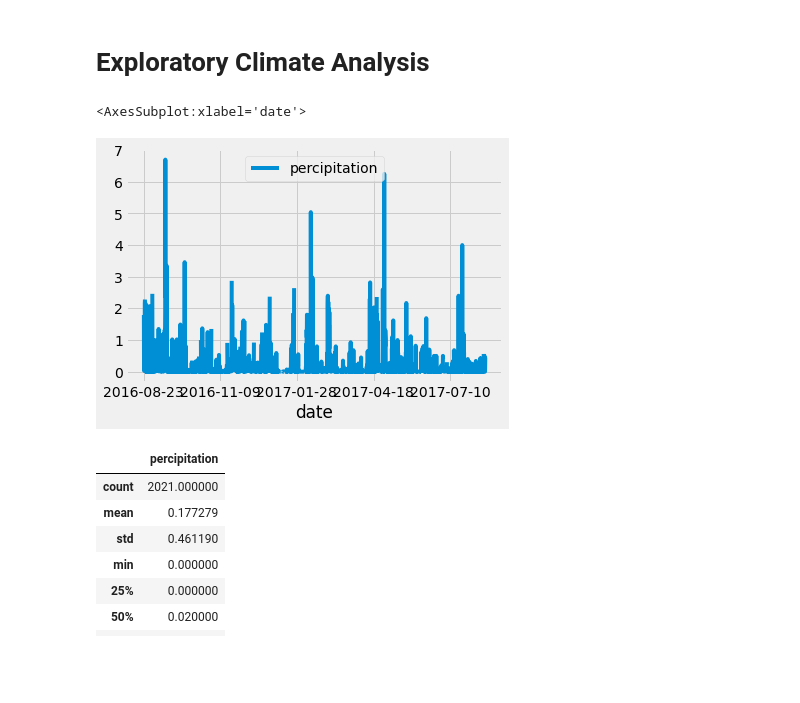
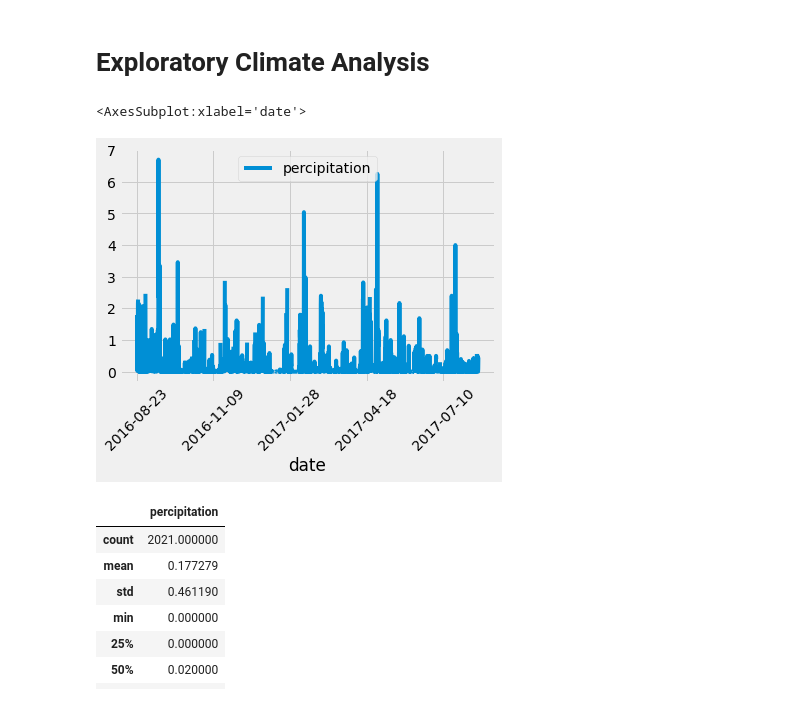
Before and after one commit to msshahid21/surfs_up, a Jupyter notebook: climate_analysis.ipynb, the cells around one changed output. Drawn from its saved outputs; the diff is of its cells as text; code cells hidden in the pictures; blank space fills up the shorter version.

```diff
--- a/climate_analysis.ipynb
+++ b/climate_analysis.ipynb
@@ -40,27 +40,27 @@ session = Session(engine)
 # %%
 # Design a query to retrieve the last 12 months of precipitation data and plot the results.
 #Starting from the last data point in the database.
 
 # Calculate the date one year from the last date in data set.
 prev_year = dt.date(2017, 8, 23) - dt.timedelta(days = 365)
 
 # Perform a query to retrieve the data and precipitation scores
 results = []
 results = session.query(Measurement.date, Measurement.prcp).filter(Measurement.date >= prev_year).all()
 
 # Save the query results as a Pandas DataFrame and set the index to the date column
 df = pd.DataFrame(results, columns = ['date', 'percipitation'])
 df.set_index(df['date'], inplace = True)
 
 # Sort the dataframe by date
 df = df.sort_index()
 # print(df.to_string(index = False))
 
 # Use Pandas Plotting with Matplotlib to plot the data
-df.plot()
+df.plot(rot = 45)
 # %% [output]
 <AxesSubplot:xlabel='date'>
-[figure, old version]
+[figure, new version]
 # %%
 # Use Pandas to calcualte the summary statistics for the precipitation data
 df.describe()
```
Also changed, not shown: parts of 4 cells of this notebook.
